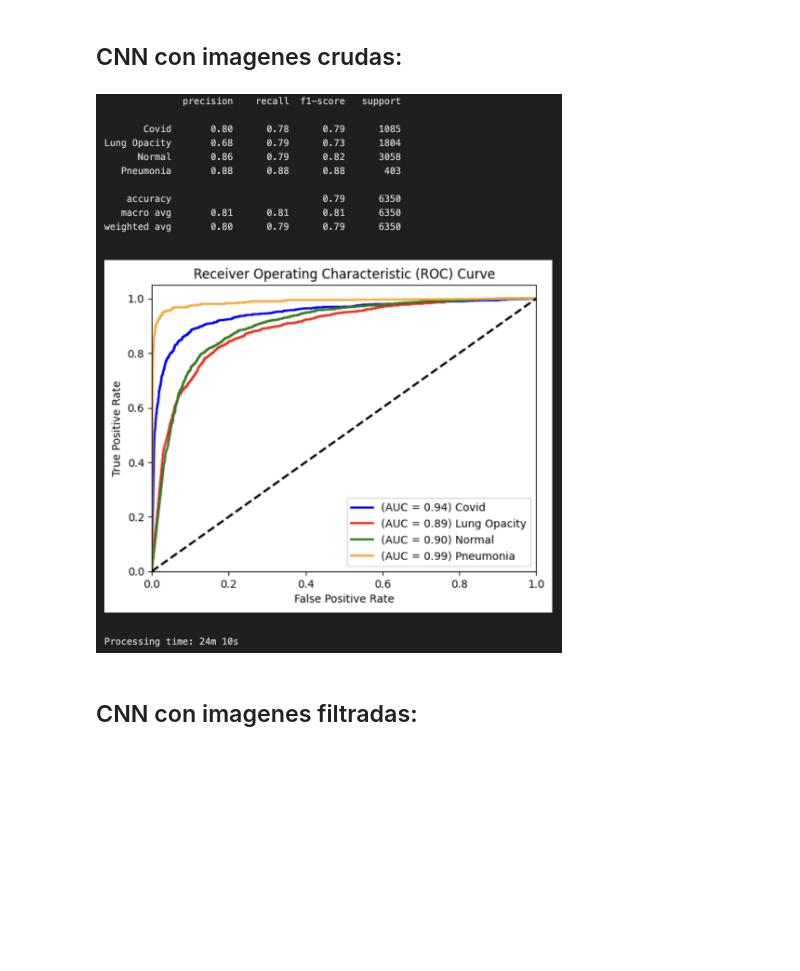
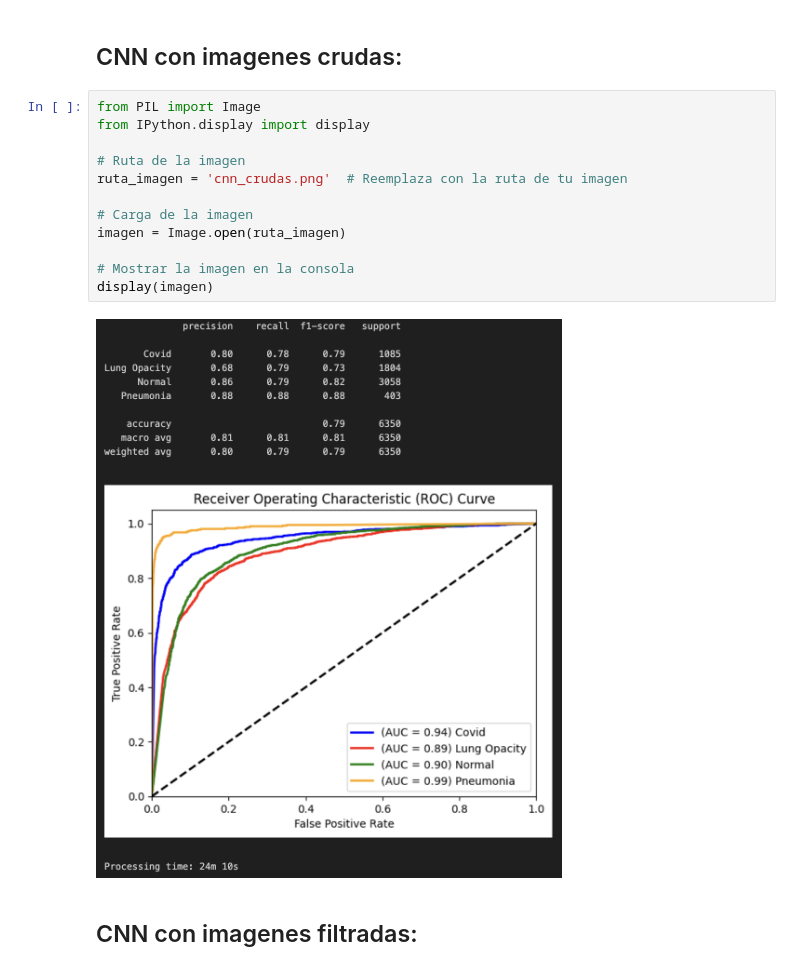
Before and after one commit to Heutlett/2023_PATRONES_PROYECTO2, a Jupyter notebook: proyecto2_cnn_imagenes_filtradas.ipynb, the cells around one changed output. Drawn from its saved outputs; the diff is of its cells as text; blank space fills up the shorter version.

```diff
--- a/proyecto2_cnn_imagenes_filtradas.ipynb
+++ b/proyecto2_cnn_imagenes_filtradas.ipynb
@@ -293,8 +293,20 @@ _________________________________________________________________
 # Comparación CNN con imagenes crudas vs CNN con imagenes filtradas:
 # %% [markdown]
 ## CNN con imagenes crudas:
-# %% [markdown]
-![cnn_crudas-2.png](attachment:cnn_crudas-2.png)
+# %%
+from PIL import Image
+from IPython.display import display
+
+# Ruta de la imagen
+ruta_imagen = 'cnn_crudas.png'  # Reemplaza con la ruta de tu imagen
+
+# Carga de la imagen
+imagen = Image.open(ruta_imagen)
+
+# Mostrar la imagen en la consola
+display(imagen)
+# %% [output]
+[figure, added]
 # %% [markdown]
 ## CNN con imagenes filtradas:
 # %%
```
Also changed, not shown: 2 other files.
